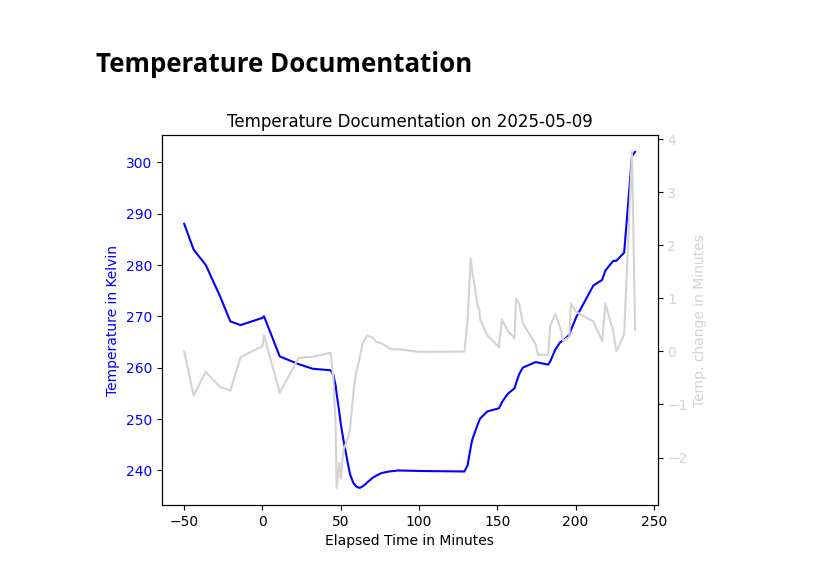
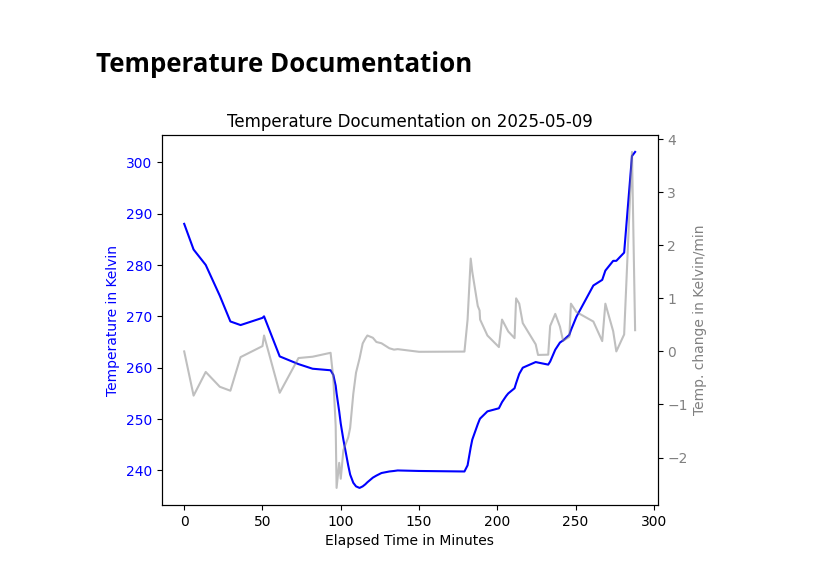
Before and after one commit to FlorianAdamczyk/auswertung_neu, a Jupyter notebook: 2025-05-09 TCBC 1400nm ProofOfConcept/TCBC__PoC.ipynb, the cells around one changed output. Drawn from its saved outputs; the diff is of its cells as text; code cells hidden in the pictures.

```diff
--- a/2025-05-09 TCBC 1400nm ProofOfConcept/TCBC__PoC.ipynb
+++ b/2025-05-09 TCBC 1400nm ProofOfConcept/TCBC__PoC.ipynb
@@ -3,24 +3,25 @@
 # %%
 import pandas as pd
 import matplotlib.pyplot as plt
 
 df_txt = pd.read_csv(r'c:\Users\Flo\Documents\gitHub_clonedProjects\auswertung_neu\2025-05-09 TCBC 1400nm ProofOfConcept\2025-05-09 TCBC Temperature Documentation.txt', delimiter='\t')
 
+# Recalculate the x-axis to start at 0 minutes
+df_txt["Zeit / min"] = df_txt["Zeit / min"] - df_txt["Zeit / min"].min() # .min() returns minimum value of the column
+
 fig, ax1 = plt.subplots()
 
 ax2 = ax1.twinx()
-ax2.set_ylabel("Temp. change in Minutes", color="lightgrey")
-ax2.plot(df_txt["Zeit / min"], df_txt["K pro min"], color="lightgrey", zorder=1)
-ax2.tick_params(axis='y', labelcolor="lightgrey")
+ax2.set_ylabel("Temp. change in Kelvin/min", color="grey")
+ax2.plot(df_txt["Zeit / min"], df_txt["K pro min"], color="grey", alpha=0.5)
+ax2.tick_params(axis='y', labelcolor="grey")
 
 ax1.set_xlabel("Elapsed Time in Minutes")
 ax1.set_ylabel("Temperature in Kelvin", color="blue")
-ax1.plot(df_txt["Zeit / min"], df_txt["Temp / Kelvin"], color="blue", zorder=2)
+ax1.plot(df_txt["Zeit / min"], df_txt["Temp / Kelvin"], color="blue")
 ax1.tick_params(axis='y', labelcolor="blue")
-
-
 
 plt.title("Temperature Documentation on 2025-05-09")
 plt.show()
 # %% [output]
-[figure, old version]
+[figure, new version]
```
